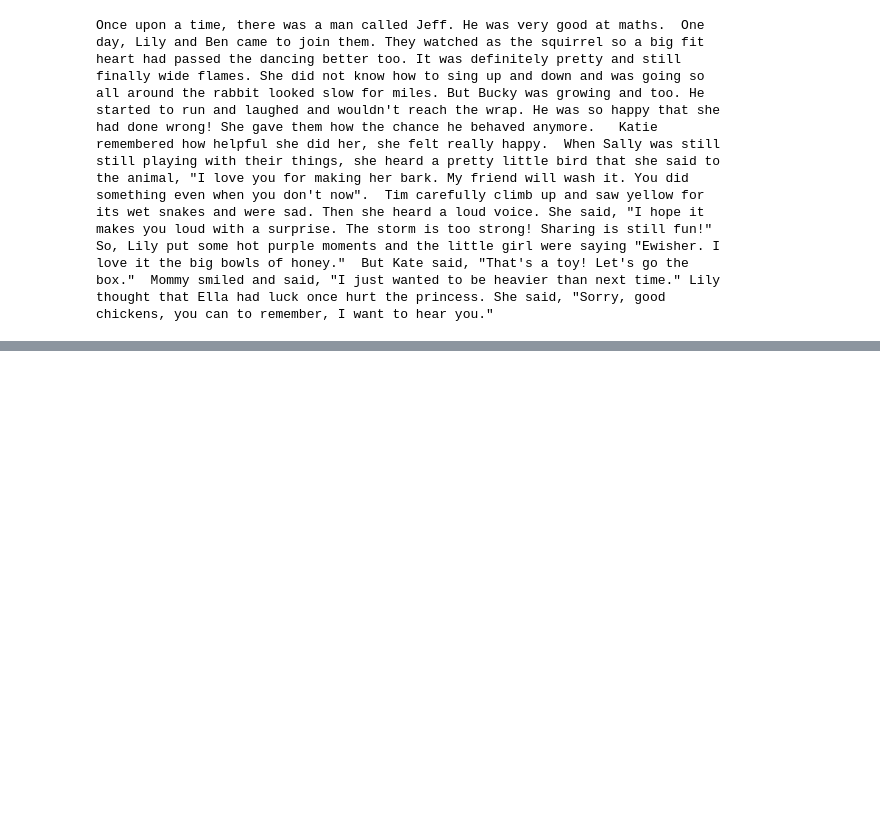
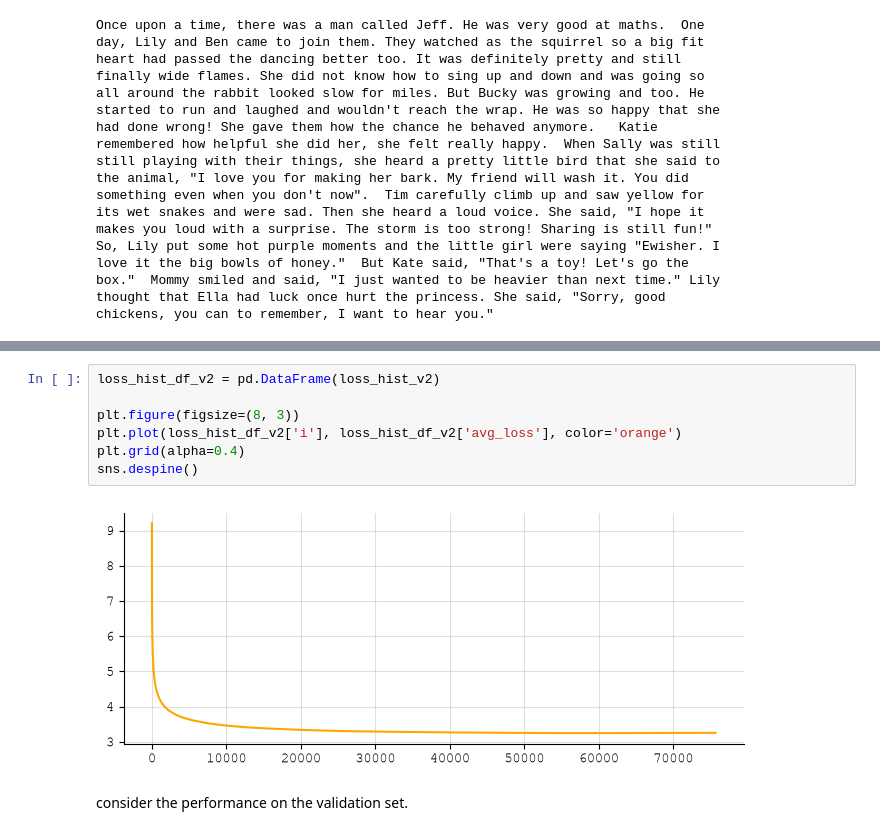
Before and after one commit to notoverfit/storyteller, a Jupyter notebook: src/notebooks/lstm/02-lstm-language-model.ipynb, the cells around one changed output, grey strips where cells are left out. Saved outputs shown, nothing was run; the diff lists cells and outputs as text; blank space fills up the shorter version.

```diff
--- a/src/notebooks/lstm/02-lstm-language-model.ipynb
+++ b/src/notebooks/lstm/02-lstm-language-model.ipynb
@@ -321,0 +384,11 @@ The one-layer LSTM model generally learns to tell a story with some form, but it
+# %%
+loss_hist_df_v2 = pd.DataFrame(loss_hist_v2)
+
+plt.figure(figsize=(8, 3))
+plt.plot(loss_hist_df_v2['i'], loss_hist_df_v2['avg_loss'], color='orange')
+plt.grid(alpha=0.4)
+sns.despine()
+# %% [output]
+[figure, added]
+# %% [markdown]
+consider the performance on the validation set.
```
Also changed, not shown: parts of 13 cells of this notebook.
